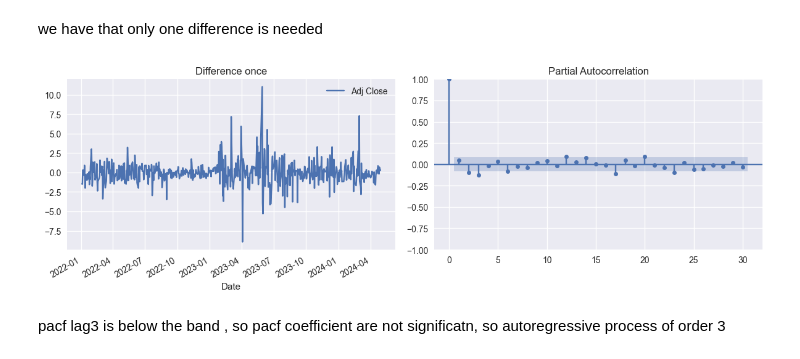
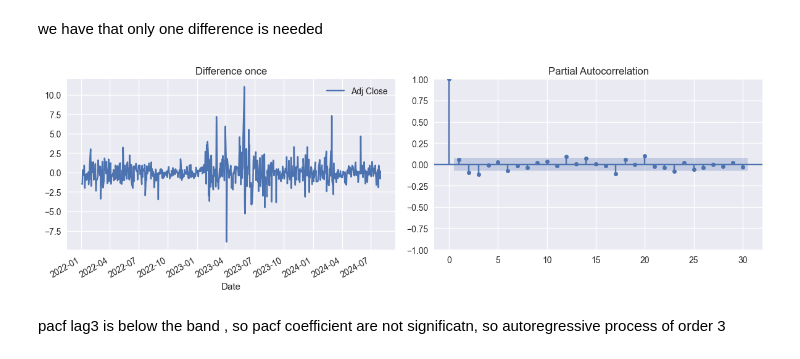
Before and after one commit to RyanHou0303/ARIMA-AND-LSTM-MODEL, a Jupyter notebook: ARIMA Ryan.ipynb, the cells around one changed output. Saved outputs shown, nothing was run; the diff lists cells and outputs as text; code cells hidden in the pictures.

```diff
--- a/ARIMA Ryan.ipynb
+++ b/ARIMA Ryan.ipynb
@@ -40,7 +40,7 @@ historical_data.head()
 # %%
 ticker = "AI"
 start_date = "2022-01-01"
-end_date = "2024-04-30"
+end_date = "2024-08-01"
 asset_data = yf.download(ticker, start=start_date, end=end_date)
 asset_data.head()
 # %% [output]
@@ -247,42 +255,41 @@ we have that only one difference is needed
 # %%
 import matplotlib.pyplot as plt
 from statsmodels.graphics.tsaplots import plot_pacf
 
 def pacf_plot(y, lags=30, figsize=(12, 4), style='seaborn'):
     """
-    绘制时间序列数据的一次差分图和部分自相关函数（PACF）图。
 
-    参数：
+
     y : pandas Series
-        时间序列数据。
+
     lags : int, optional
-        计算PACF的滞后阶数，默认值为30。
+
     figsize : tuple, optional
-        图形的大小，默认值为(12, 4)。
+
     style : str, optional
-        绘图风格，默认值为'seaborn'。
+
     """
-    # 设置图表风格
+
     plt.style.use(style)
 
-    # 创建一个新的图形对象
+
     fig, axes = plt.subplots(1, 2, figsize=figsize)
 
-    # 绘制时间序列图
+
     y.plot(ax=axes[0])
     axes[0].set_title('Difference once')
 
-    # 绘制部分自相关函数图
+
     plot_pacf(y, lags=lags, ax=axes[1])
 
-    # 自动调整子图的布局，以避免重叠
+
     plt.tight_layout()
     plt.show()
 
-# 调用函数 pacf_plot，传入差分后的时间序列 diff1
+
 pacf_plot(diff1)
 # %% [output]
-[figure, old version]
+[figure, new version]
 # %% [markdown]
 pacf lag3 is below the band , so pacf coefficient are not significatn, so autoregressive process of order 3
 # %% [markdown]
```
Also changed, not shown: parts of 30 cells of this notebook.
